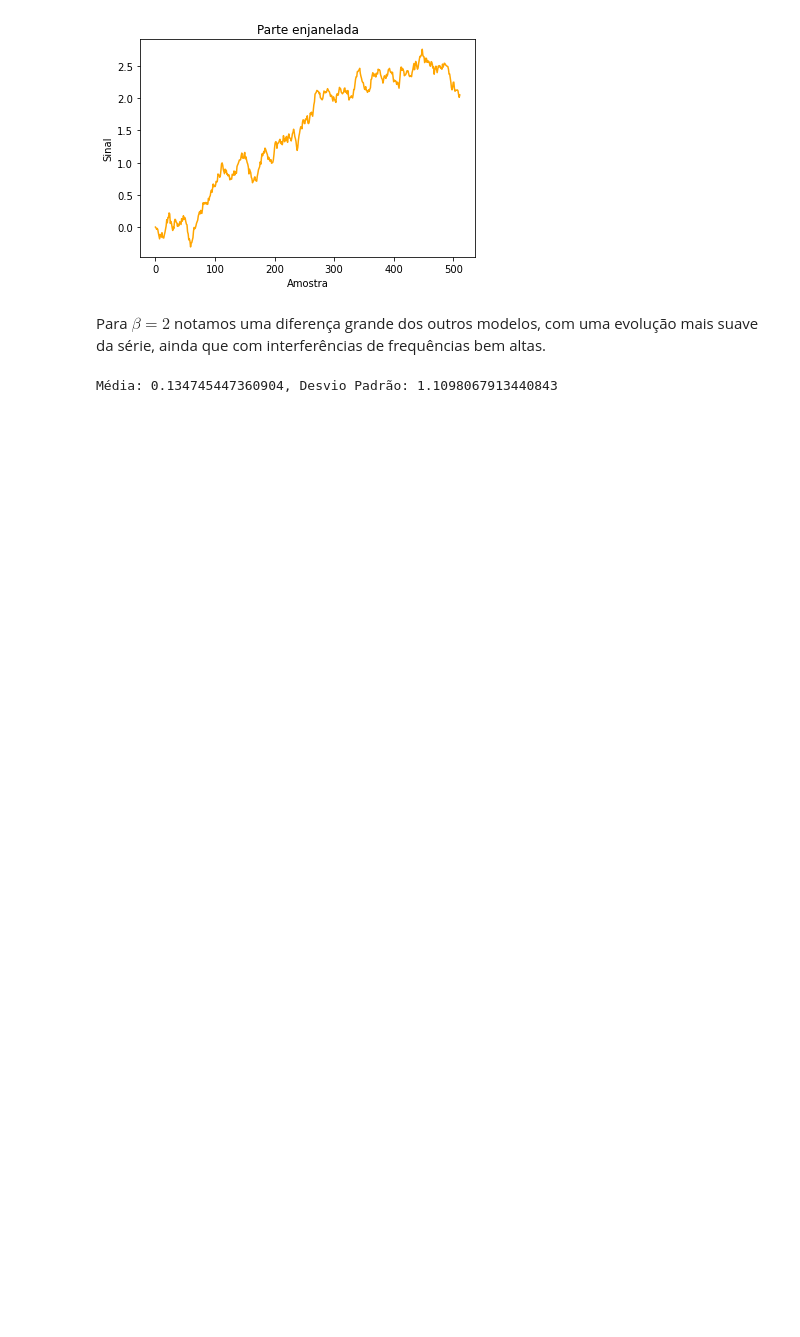
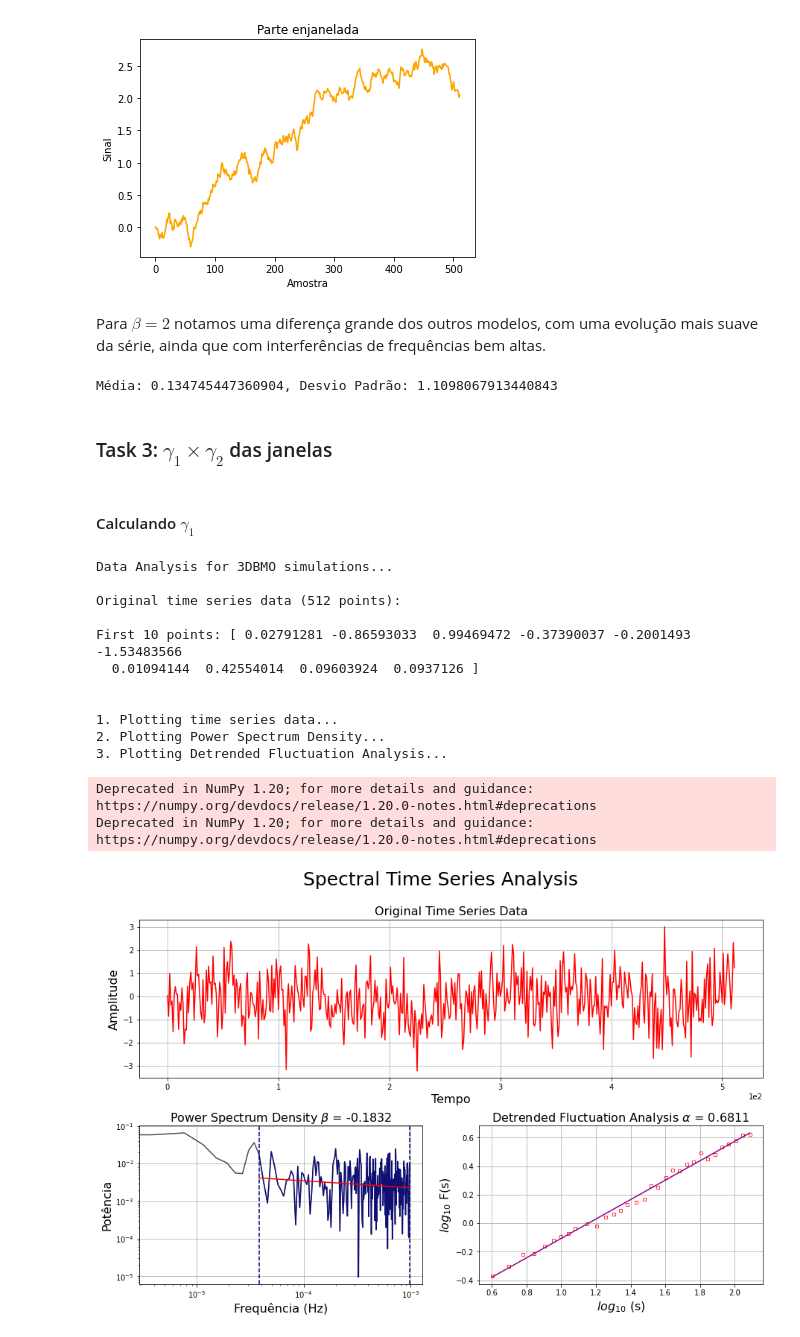
Before and after one commit to gioguarnieri/Materias_Doutorado_INPE, a Jupyter notebook: Estatística_Computacional/CAP417HandsOn3Giovanni.ipynb, the cells around one changed output. Cells and saved outputs as stored; diff of their text form; code cells hidden in the pictures; blank space fills up the shorter version.

```diff
--- a/Estatística_Computacional/CAP417HandsOn3Giovanni.ipynb
+++ b/Estatística_Computacional/CAP417HandsOn3Giovanni.ipynb
@@ -39,13 +36,13 @@ __email__ = 'pg_faria@yahoo.com.br'
 #---------------------------------------------------------------------
 def psd(data):
 	"""Calcula o PSD de uma série temporal."""
+	N = len(data)
 
 	# Define um intervalo para realizar o ajuste da reta
 	INICIO = 10
-	FIM = 800
+	FIM = int(N/2)
 
 	# O vetor com o tempo é o tamanho do número de pontos
-	N = len(data)
 	tempo = np.arange(len(data))
 
 	# Define a frequência de amostragem
@@ -850,13 +849,13 @@ serie = serie1
 ymax = max(serie)
 ymin = min(serie)
 pos = list(serie).index(ymax)
-window_serie = serie[pos-448:pos+64]
-wmin = min(window_serie)
-wmax = max(window_serie)
+window_serie1 = serie[pos-448:pos+64]
+wmin = min(window_serie1)
+wmax = max(window_serie1)
 plt.figure(figsize = (16,10))
 plt.title("Enjanelamento da série para beta = 2")
 plt.plot(serie)
-plt.plot(range(pos-448, pos+64), window_serie)
+plt.plot(range(pos-448, pos+64), window_serie1)
 plt.vlines(pos-448, wmin, wmax)
 plt.vlines(pos-320, wmin, wmax)
 plt.vlines(pos-192, wmin, wmax)
@@ -965,3 +964,28 @@ Para $\beta=2$ notamos uma diferença grande dos outros modelos, com uma evoluç
 print(f"Média: {np.mean(serie)}, Desvio Padrão: {np.std(serie)}")
 # %% [output]
 Média: 0.134745447360904, Desvio Padrão: 1.1098067913440843
+# %% [markdown]
+### Task 3: $\gamma_1 \times \gamma_2$ das janelas
+# %%
+gamma1 = []
+gamma2 = []
+# %% [markdown]
+#### Calculando $\gamma_1$
+# %%
+alfa, b = graficos(window_serie1)
+gamma1.append(2/7*(alfa-b))
+# %% [output]
+Data Analysis for 3DBMO simulations...
+
+Original time series data (512 points):
+
+First 10 points: [ 0.02791281 -0.86593033  0.99469472 -0.37390037 -0.2001493  -1.53483566
+  0.01094144  0.42554014  0.09603924  0.0937126 ]
+
+
+1. Plotting time series data...
+2. Plotting Power Spectrum Density...
+3. Plotting Detrended Fluctuation Analysis...
+Deprecated in NumPy 1.20; for more details and guidance: https://numpy.org/devdocs/release/1.20.0-notes.html#deprecations
+Deprecated in NumPy 1.20; for more details and guidance: https://numpy.org/devdocs/release/1.20.0-notes.html#deprecations
+[figure, added]
```
Also changed, not shown: parts of 17 cells of this notebook.
